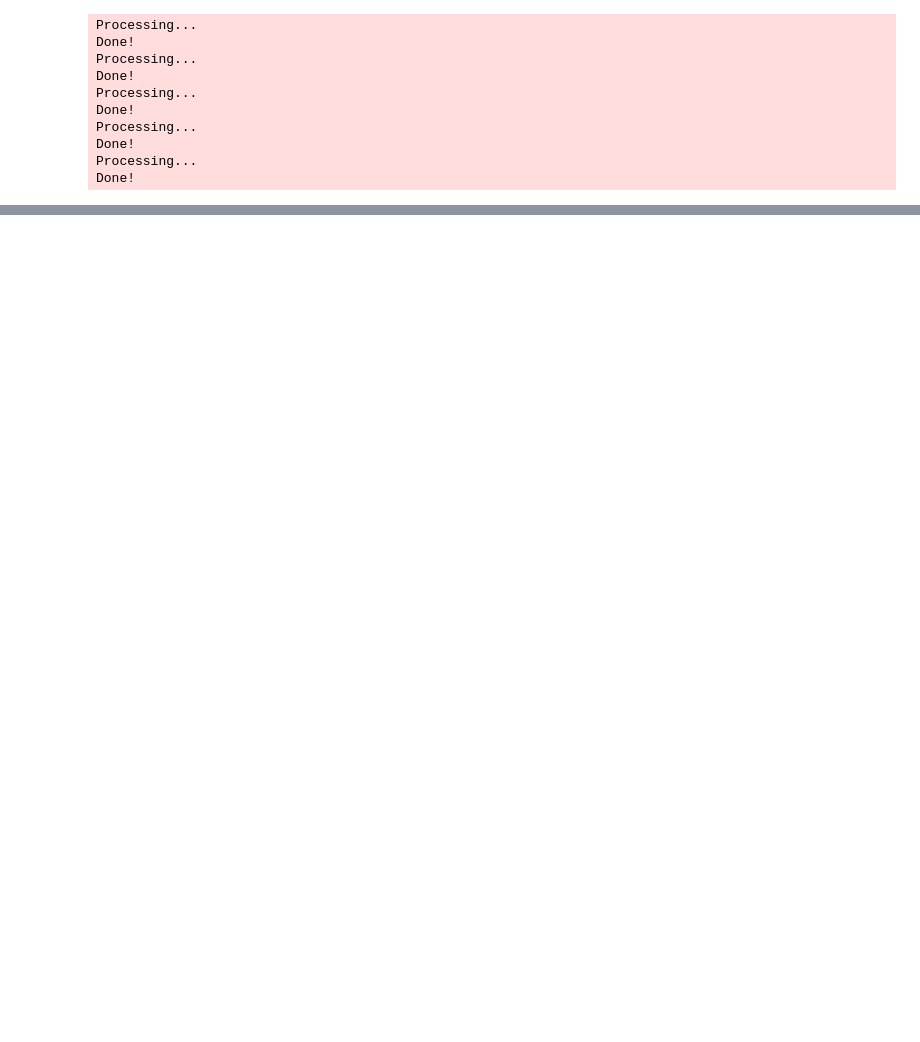
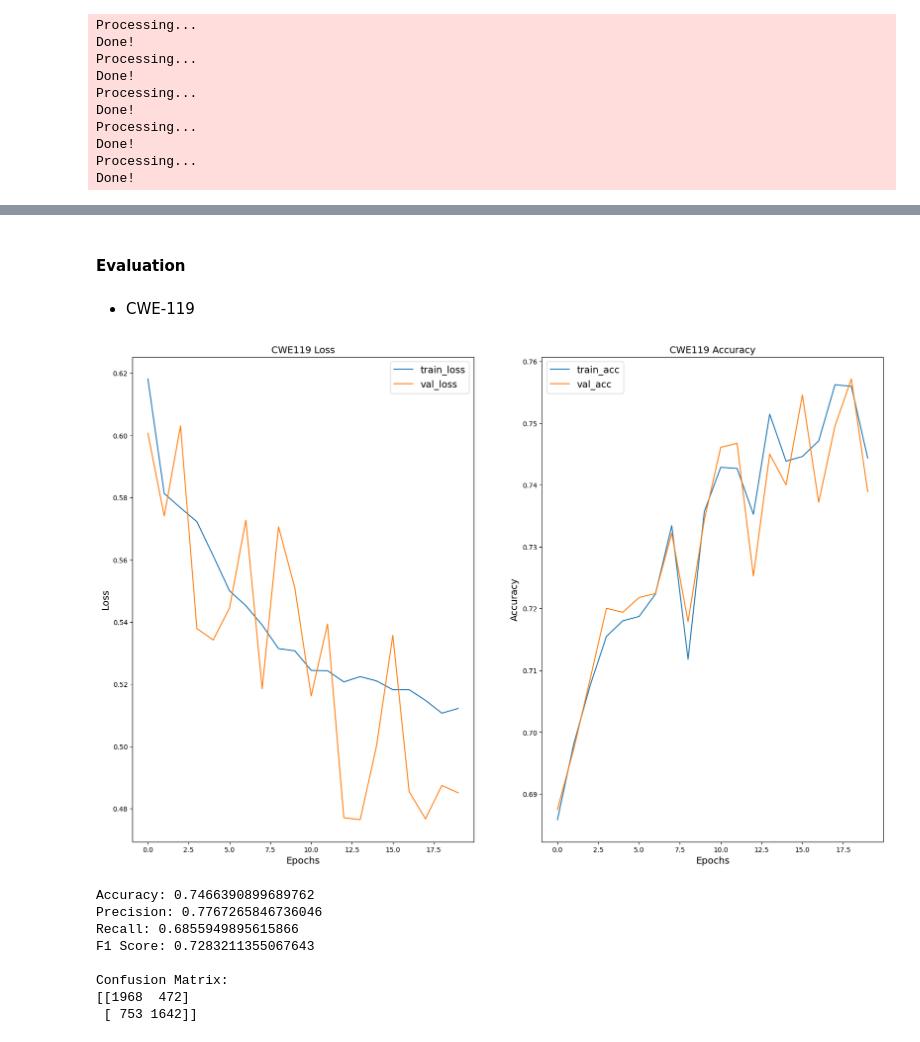
Before and after one commit to Singularitty/AdvancedMachineLearning, a Jupyter notebook: Project/project.ipynb, the cells around one changed output, grey strips where cells are left out. Drawn from its saved outputs; the diff is of its cells as text; code cells hidden in the pictures; blank space fills up the shorter version.

```diff
--- a/Project/project.ipynb
+++ b/Project/project.ipynb
@@ -307,0 +561,3 @@ If you want to work on this you must first transfer the pre-processed dataset
+# %%
+device = torch.device("cuda:0" if torch.cuda.is_available() else "cpu")
+loss_fn = torch.nn.BCELoss()
@@ -307,0 +566,12 @@ If you want to work on this you must first transfer the pre-processed dataset
+# %%
+model_CWE119 = GCN().to(device)
+optimizer_CWE119 = torch.optim.Adam(model_CWE119.parameters(), lr=0.01)
+
+train_losses_CWE119, val_losses_CWE119, train_acc_list_CWE119, val_acc_list_CWE119 = train_evaluate_GNN(
+    train_loader=train_loader_CWE119,
+    val_loader=val_loader_CWE119,
+    device=device,
+    model=model_CWE119,
+    optimizer=optimizer_CWE119,
+    loss_fn=loss_fn
+)
@@ -307,0 +704,2 @@ If you want to work on this you must first transfer the pre-processed dataset
+# %% [markdown]
+#### Evaluation
@@ -307,0 +753,17 @@ If you want to work on this you must first transfer the pre-processed dataset
+# %% [markdown]
+- CWE-119
+# %%
+val_losses_CWE119 = [x.item() for x in val_losses_CWE119] # Transfer values from gpu to cpu
+plot_curves(train_losses_CWE119, val_losses_CWE119, train_acc_list_CWE119, val_acc_list_CWE119, "CWE119")
+test_loader_all_119 = DataLoader(test_graphCWE119, batch_size=len(test_graphCWE119), drop_last=True, shuffle=True)
+print_metrics(test_loader_all_119, model_CWE119)
+# %% [output]
+[figure, added]
+Accuracy: 0.7466390899689762
+Precision: 0.7767265846736046
+Recall: 0.6855949895615866
+F1 Score: 0.7283211355067643
+
+Confusion Matrix:
+[[1968  472]
+ [ 753 1642]]
```
Also changed, not shown: parts of 101 cells of this notebook.
